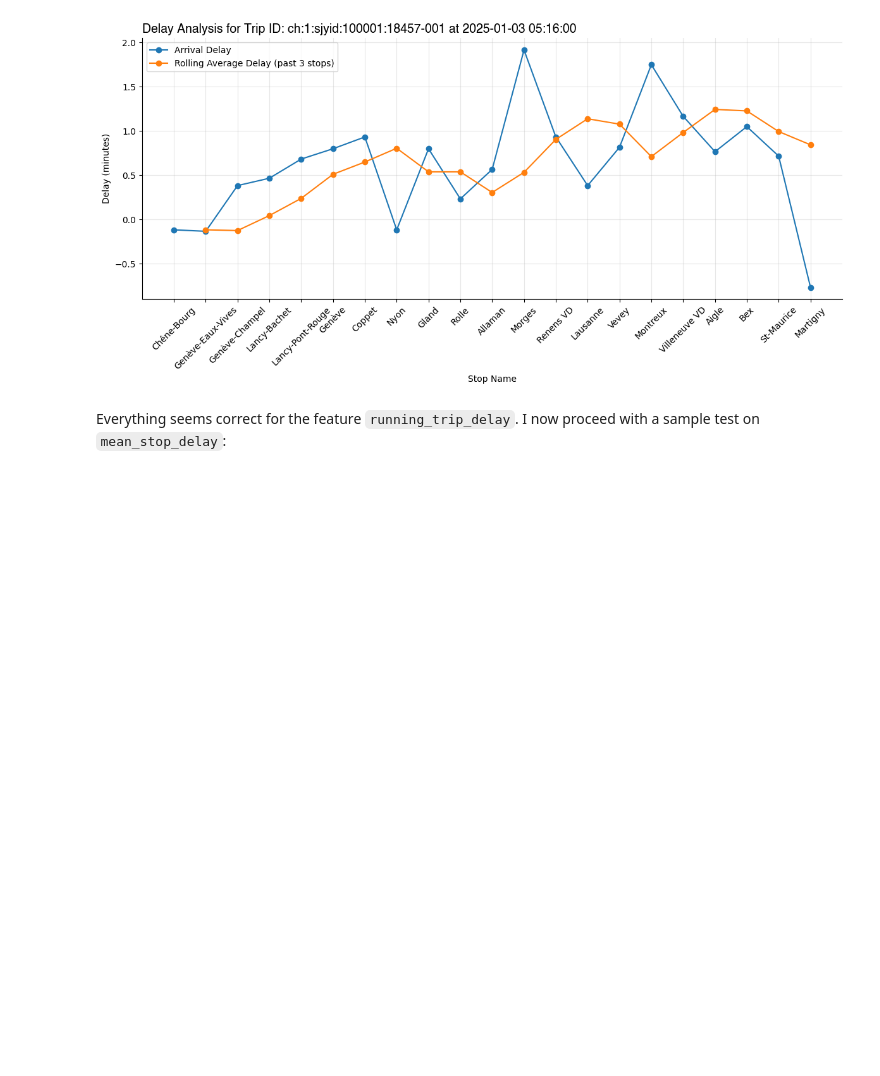
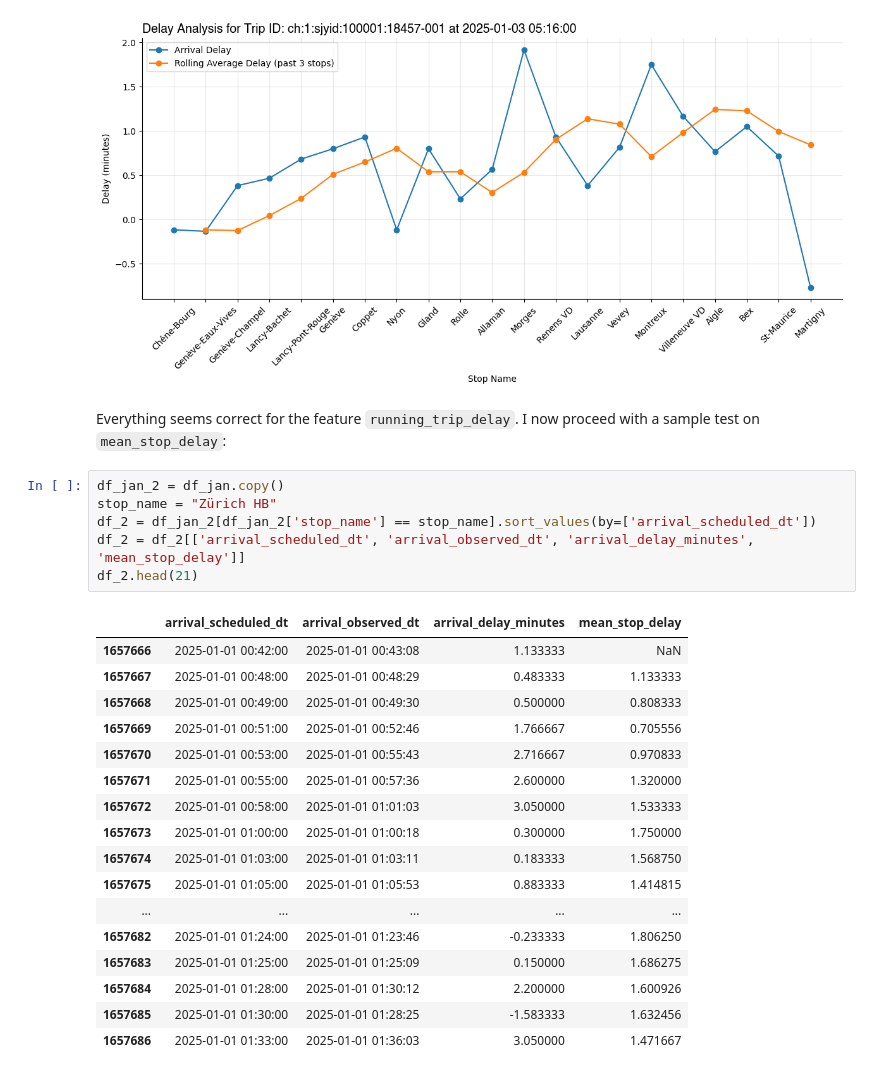
Before and after one commit to YVYX04/Swiss_Train_ML, a Jupyter notebook: notebooks/feature_engineering/test_fe_v1.ipynb, the cells around one changed output. Drawn from its saved outputs; the diff is of its cells as text; blank space fills up the shorter version.

```diff
--- a/notebooks/feature_engineering/test_fe_v1.ipynb
+++ b/notebooks/feature_engineering/test_fe_v1.ipynb
@@ -148,3 +148,27 @@ plt.show()
 [figure]
 # %% [markdown]
 Everything seems correct for the feature `running_trip_delay`. I now proceed with a sample test on `mean_stop_delay`:
+# %%
+df_jan_2 = df_jan.copy()
+stop_name = "Zürich HB"
+df_2 = df_jan_2[df_jan_2['stop_name'] == stop_name].sort_values(by=['arrival_scheduled_dt'])
+df_2 = df_2[['arrival_scheduled_dt', 'arrival_observed_dt', 'arrival_delay_minutes', 'mean_stop_delay']]
+df_2.head(21)
+# %% [output]
+|  | arrival_scheduled_dt | arrival_observed_dt | arrival_delay_minutes | mean_stop_delay |
+| 1657666 | 2025-01-01 00:42:00 | 2025-01-01 00:43:08 | 1.133333 | NaN |
+| 1657667 | 2025-01-01 00:48:00 | 2025-01-01 00:48:29 | 0.483333 | 1.133333 |
+| 1657668 | 2025-01-01 00:49:00 | 2025-01-01 00:49:30 | 0.500000 | 0.808333 |
+| 1657669 | 2025-01-01 00:51:00 | 2025-01-01 00:52:46 | 1.766667 | 0.705556 |
+| 1657670 | 2025-01-01 00:53:00 | 2025-01-01 00:55:43 | 2.716667 | 0.970833 |
+| 1657671 | 2025-01-01 00:55:00 | 2025-01-01 00:57:36 | 2.600000 | 1.320000 |
+| 1657672 | 2025-01-01 00:58:00 | 2025-01-01 01:01:03 | 3.050000 | 1.533333 |
+| 1657673 | 2025-01-01 01:00:00 | 2025-01-01 01:00:18 | 0.300000 | 1.750000 |
+| 1657674 | 2025-01-01 01:03:00 | 2025-01-01 01:03:11 | 0.183333 | 1.568750 |
+| 1657675 | 2025-01-01 01:05:00 | 2025-01-01 01:05:53 | 0.883333 | 1.414815 |
+| ... | ... | ... | ... | ... |
+| 1657682 | 2025-01-01 01:24:00 | 2025-01-01 01:23:46 | -0.233333 | 1.806250 |
+| 1657683 | 2025-01-01 01:25:00 | 2025-01-01 01:25:09 | 0.150000 | 1.686275 |
+| 1657684 | 2025-01-01 01:28:00 | 2025-01-01 01:30:12 | 2.200000 | 1.600926 |
+| 1657685 | 2025-01-01 01:30:00 | 2025-01-01 01:28:25 | -1.583333 | 1.632456 |
+| 1657686 | 2025-01-01 01:33:00 | 2025-01-01 01:36:03 | 3.050000 | 1.471667 |
```
Also changed, not shown: parts of 5 cells of this notebook.
